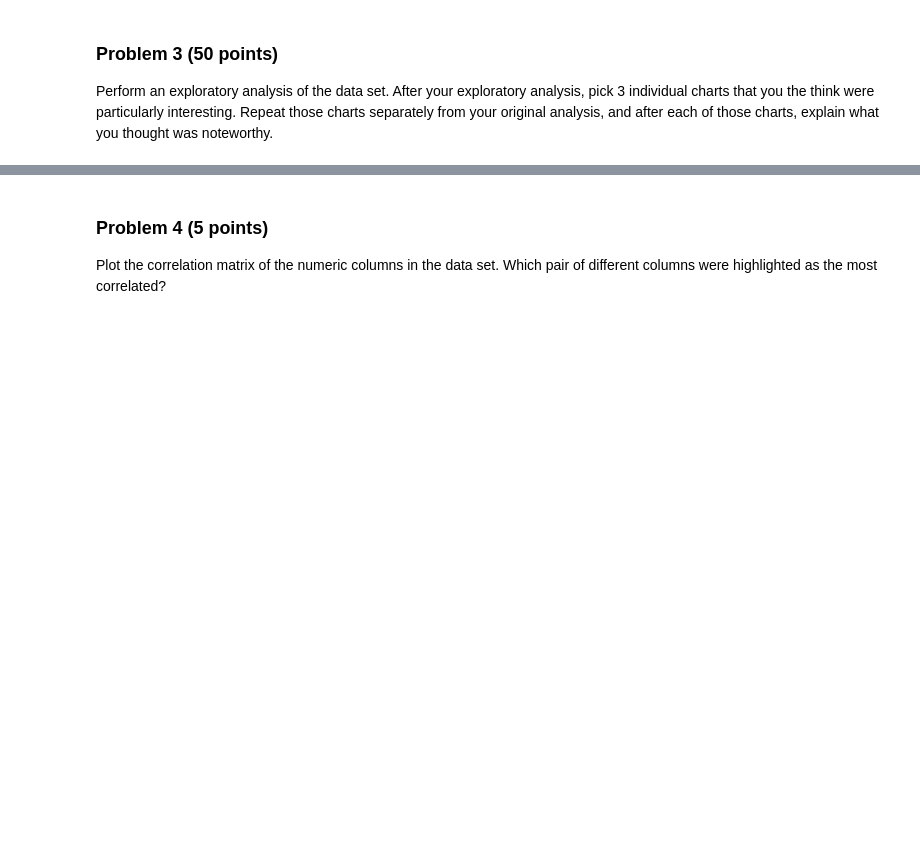
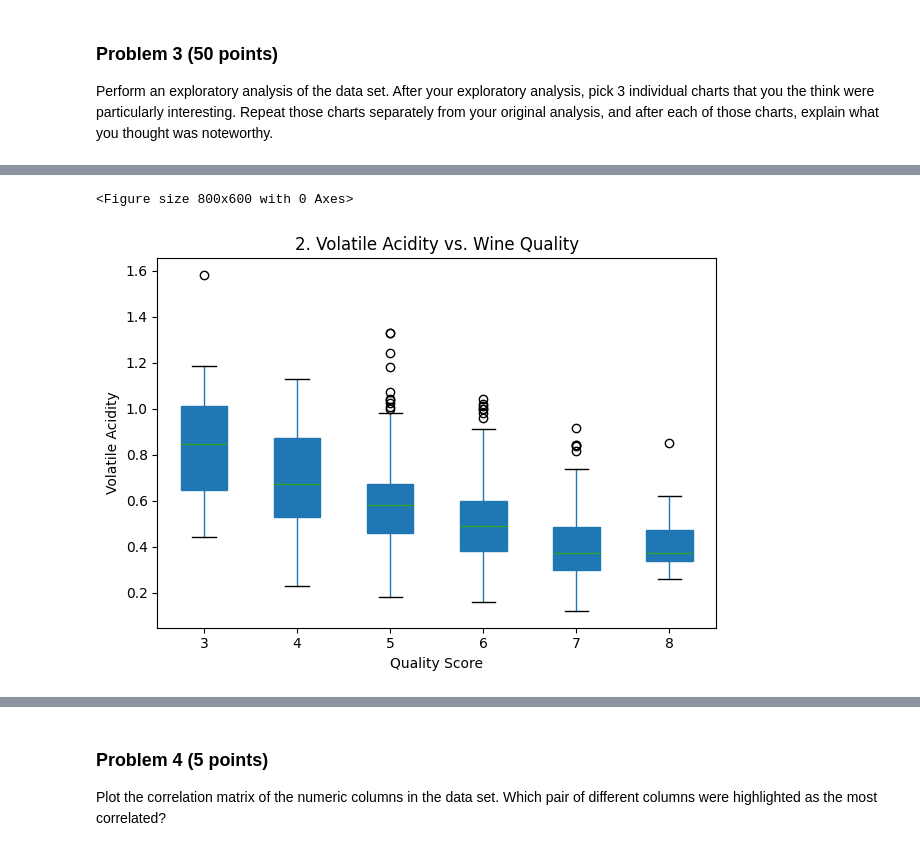
Before and after one commit to kaylamwong/dx602-final-project, a Jupyter notebook: project.ipynb, the cells around one changed output, grey strips where cells are left out. Cells and saved outputs as stored; diff of their text form; code cells hidden in the pictures; blank space fills up the shorter version.

```diff
--- a/project.ipynb
+++ b/project.ipynb
@@ -132,0 +207,14 @@ YOUR ANSWERS HERE
+# %%
+# --- CHART 2: Relationship between Volatile Acidity and Quality (Boxplot) ---
+plt.figure(figsize=(8, 6))
+# Use pandas .boxplot() method
+wine_data.boxplot(column='volatile acidity', by='quality', grid=False, patch_artist=True)
+plt.suptitle('') # Suppress the automatic suptitle
+plt.title('2. Volatile Acidity vs. Wine Quality')
+plt.xlabel('Quality Score')
+plt.ylabel('Volatile Acidity')
+plt.tight_layout()
+plt.show()
+# %% [output]
+<Figure size 800x600 with 0 Axes>
+[figure, added]
```
Also changed, not shown: parts of 8 cells of this notebook, 3 other files.
